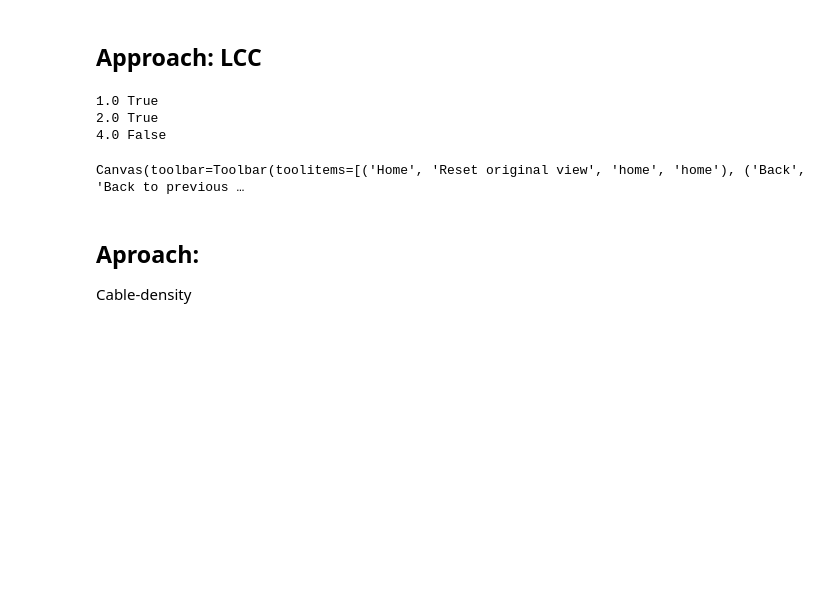
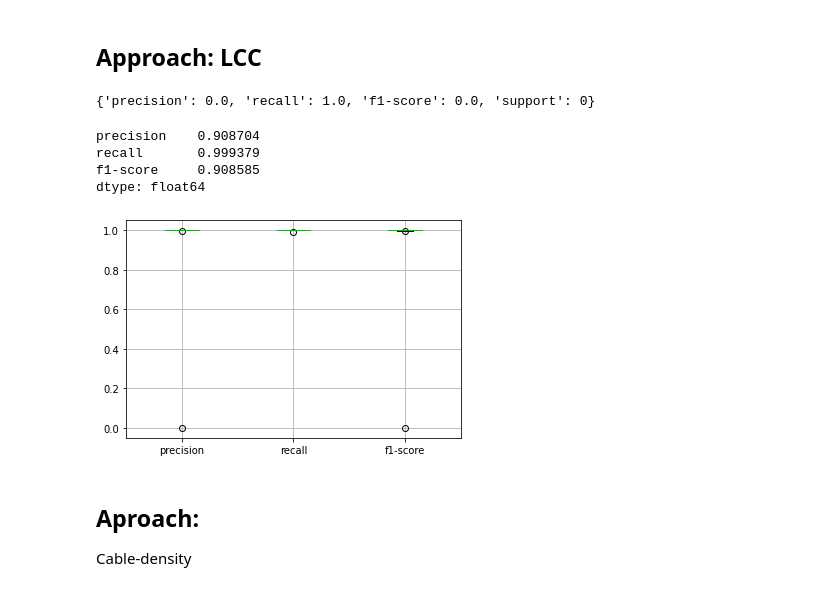
Before and after one commit to Amsterdam-Internships/UPC_Suspended_Streetlight_Extractor, a Jupyter notebook: milestone_4/Light Extracter.ipynb, the cells around one changed output. Drawn from its saved outputs; the diff is of its cells as text; code cells hidden in the pictures; blank space fills up the shorter version.

```diff
--- a/milestone_4/Light Extracter.ipynb
+++ b/milestone_4/Light Extracter.ipynb
@@ -279,9 +384,16 @@ armatuur_extractor(points, cable_mask, true_labels)
 # %%
-pointcloud = las_utils.read_las('../datasets/suspended_light_cables/sample12.laz')
+pointcloud = las_utils.read_las('../datasets/suspended_light_cables/sample7.laz')
 true_labels = pointcloud.label
+true_labels[~((true_labels == 15) | (true_labels == 14))] = 0
 points = np.vstack((pointcloud.x, pointcloud.y, pointcloud.z)).T
 labels = np.zeros(len(points))
 
-cable_mask = sample_cable(points, true_labels, .99)
-cable_mask = true_labels == 15
-# plot_cloud(points[cable_mask], true_labels[cable_mask])
+cable_mask = sample_cable(points, true_labels, 1)
+armatuur_mask, clip_mask, = armatuur_extractor_cc(points, cable_mask, False)
+label_mask = np.zeros(len(points))
+label_mask[true_labels==15] = 15
+label_mask[armatuur_mask] = 14
+
+classification_report(true_labels[clip_mask], label_mask[clip_mask], labels=[0,14,15], target_names=['unclassified', 'armatuur', 'cable'], output_dict=True, zero_division=1)['armatuur']
+# %% [output]
+{'precision': 0.0, 'recall': 1.0, 'f1-score': 0.0, 'support': 0}
@@ -296,26 +400,34 @@ new_labels[cable_mask] = 15
-# %%
-# TODO: clip the cable out
-
-lcc = LabelConnectedComp(label=-1, grid_size=0.1, min_component_size=50, exclude_labels=[15])
-lcc_mask = lcc.get_components(points[clip_mask], new_labels[clip_mask])
-free_mask = new_labels[clip_mask] != 15
-free_ids = np.where(clip_mask)[0][free_mask]
-new_labels[free_ids] = lcc_mask
-
-# 4. Cluster analysis for armatuur
-for label in set(new_labels).difference(set([-1,0,15])):
-    c_mask = new_labels == label
-    cl_pts = points[c_mask]
-    cl_axis_pts = cable_axis[c_mask]
-    valid, _ = _is_armatuur(cl_pts, cl_axis_pts, cable_yline, cable_axisline)
-    print(label, valid)
-
-plot_cloud(points[clip_mask], new_labels[clip_mask])
-# %% [output]
-1.0 True
-2.0 True
-4.0 False
-Canvas(toolbar=Toolbar(toolitems=[('Home', 'Reset original view', 'home', 'home'), ('Back', 'Back to previous …
+# %%
+results = []
+
+for las_file in glob.iglob('../datasets/suspended_light_cables/*.laz'):
+
+    pointcloud = las_utils.read_las(las_file)
+    true_labels = pointcloud.label
+    true_labels[~((true_labels == 15) | (true_labels == 14))] = 0
+    points = np.vstack((pointcloud.x, pointcloud.y, pointcloud.z)).T
+    labels = np.zeros(len(points))
+
+    # armatuur_extractor_cc
+    cable_mask = sample_cable(points, true_labels, 1)
+    armatuur_mask, clip_mask = armatuur_extractor_cc(points, cable_mask, False)
+
+    label_mask = np.zeros(len(points))
+    label_mask[true_labels==15] = 15
+    label_mask[armatuur_mask] = 14
+    report = classification_report(true_labels[clip_mask], label_mask[clip_mask], labels=[0,14,15], target_names=['unclassified', 'armatuur', 'cable'], output_dict=True, zero_division=1)['armatuur']
+    # print('Processing file', las_file, '\tf1-scocre:',report['f1-score'])
+    results.append(report)
+
+df = pd.DataFrame(results)[['precision','recall','f1-score']]
+df.boxplot()
+df.mean()
+# %% [output]
+precision    0.908704
+recall       0.999379
+f1-score     0.908585
+dtype: float64
+[figure, added]
 # %% [markdown]
 ## Aproach:
 Cable-density
```
Also changed, not shown: parts of 16 cells of this notebook.
